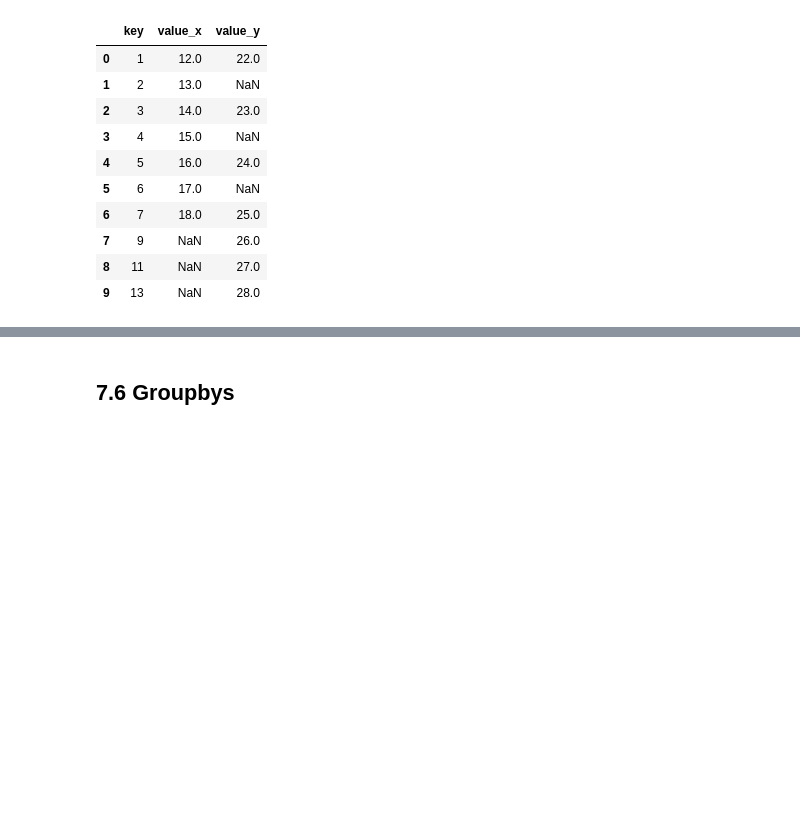
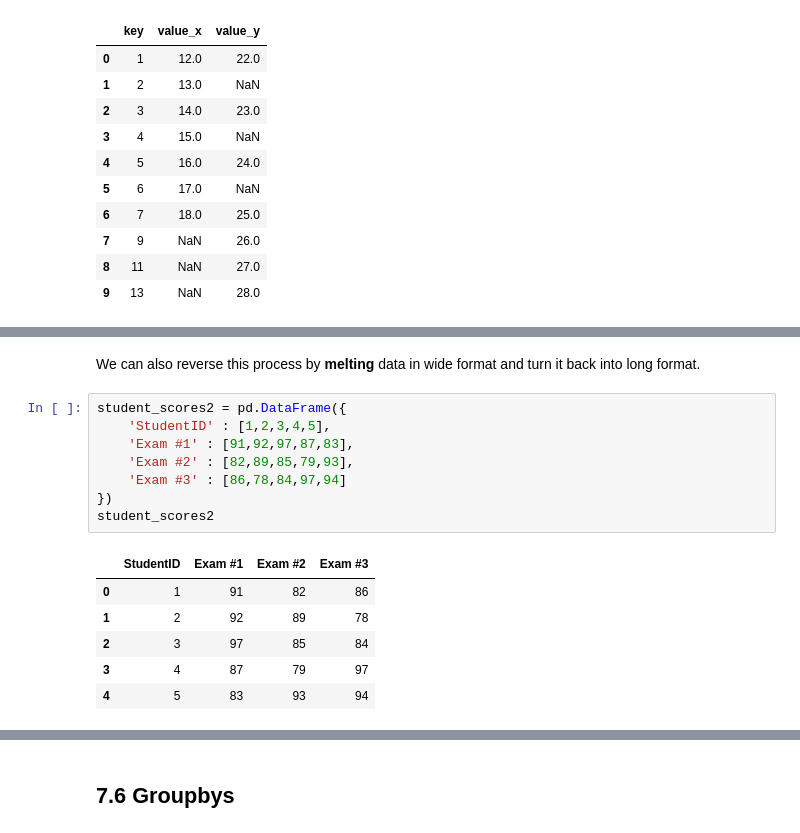
Before and after one commit to drolsonmi/math3080, a Jupyter notebook: Notes/07 Data Wrangling.ipynb, the cells around one changed output, grey strips where cells are left out. Drawn from its saved outputs; the diff is of its cells as text; blank space fills up the shorter version.

```diff
--- a/Notes/07 Data Wrangling.ipynb
+++ b/Notes/07 Data Wrangling.ipynb
@@ -348,0 +382,17 @@ Sometimes, the two datasets are the same, but both sets are incomplete, and we w
+# %% [markdown]
+We can also reverse this process by __melting__ data in wide format and turn it back into long format.
+# %%
+student_scores2 = pd.DataFrame({
+    'StudentID' : [1,2,3,4,5],
+    'Exam #1' : [91,92,97,87,83],
+    'Exam #2' : [82,89,85,79,93],
+    'Exam #3' : [86,78,84,97,94]
+})
+student_scores2
+# %% [output]
+|  | StudentID | Exam #1 | Exam #2 | Exam #3 |
+| 0 | 1 | 91 | 82 | 86 |
+| 1 | 2 | 92 | 89 | 78 |
+| 2 | 3 | 97 | 85 | 84 |
+| 3 | 4 | 87 | 79 | 97 |
+| 4 | 5 | 83 | 93 | 94 |
```
Also changed, not shown: parts of 16 cells of this notebook.
